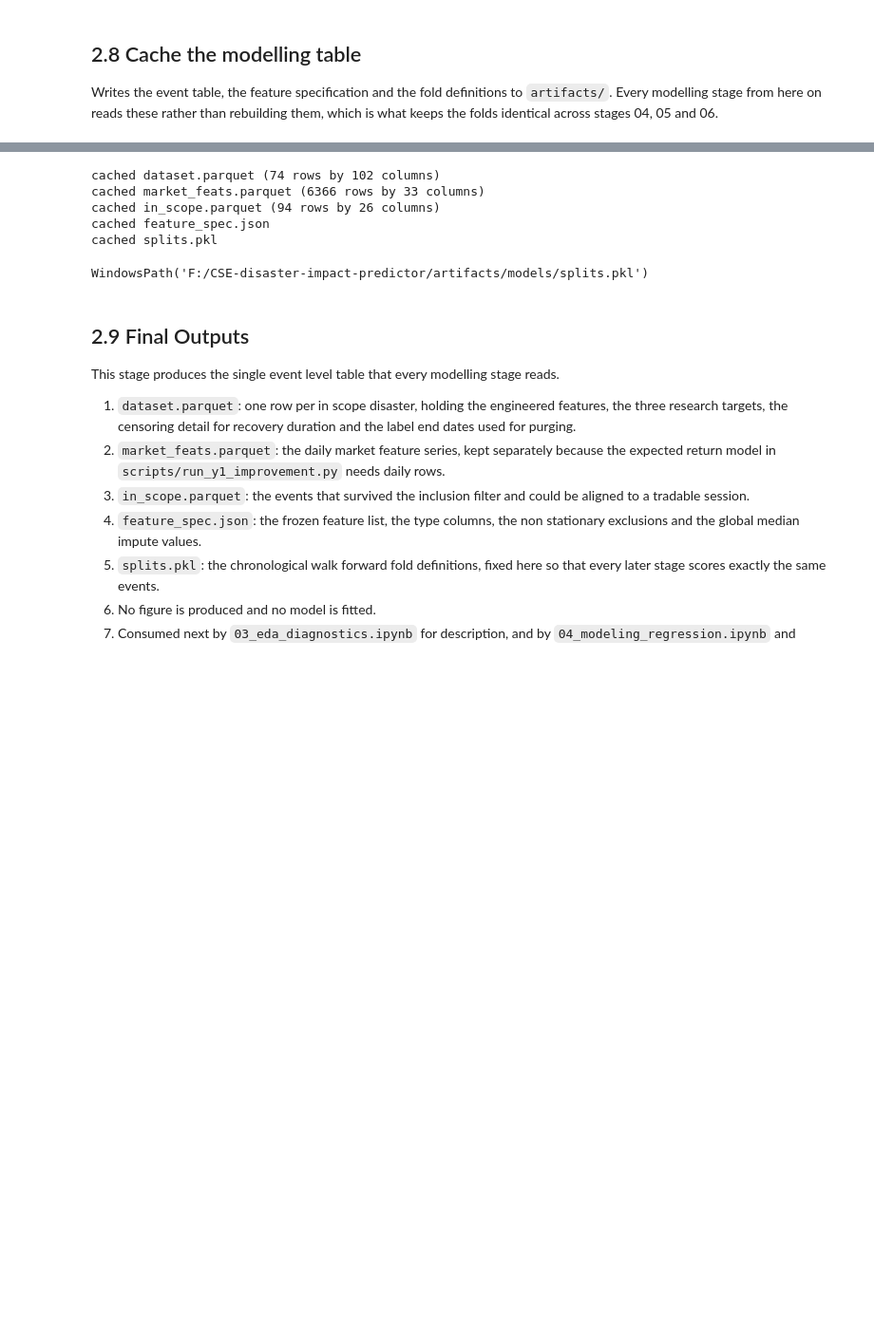
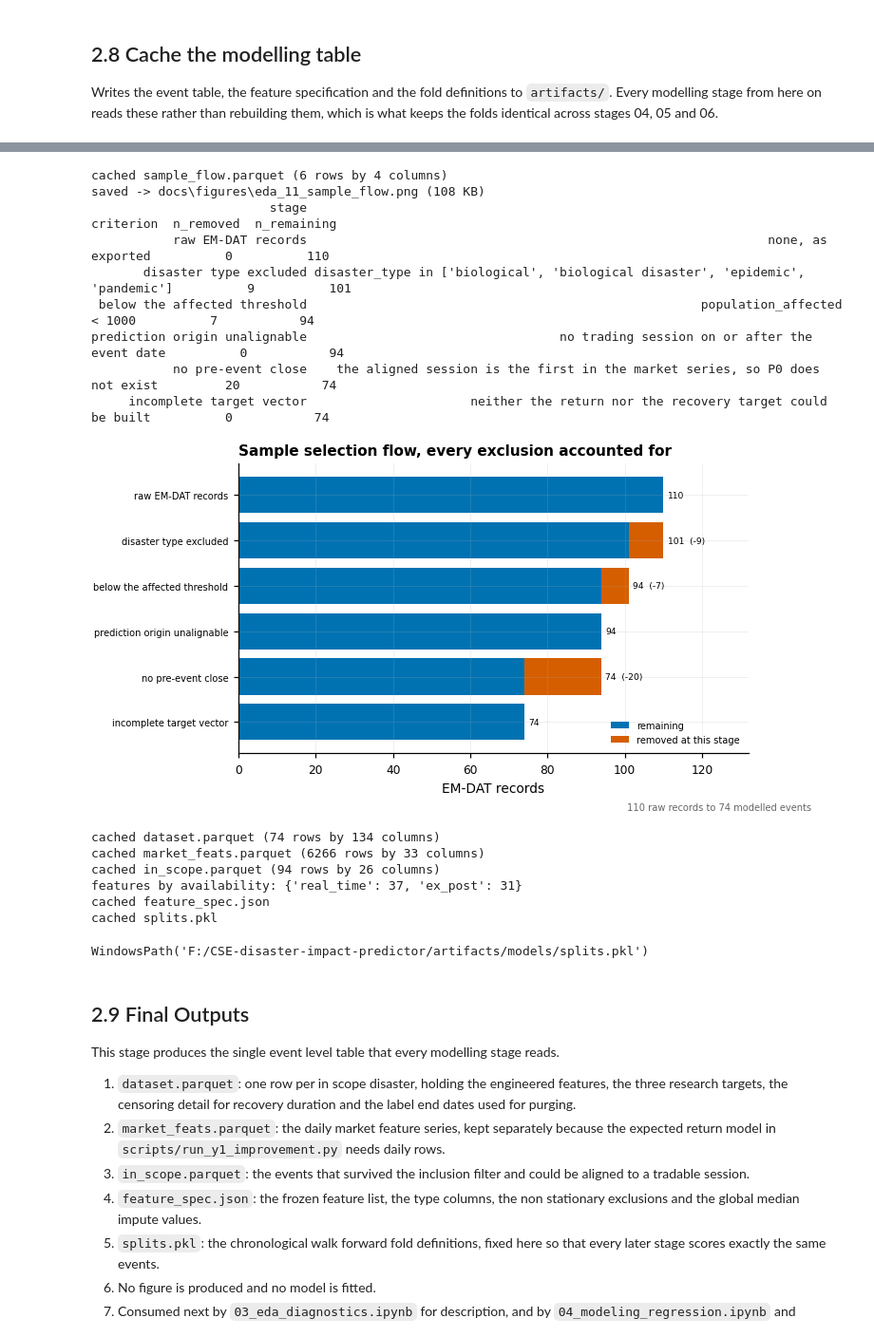
Before and after one commit to Hashan-Samarakkody/CSE-disaster-impact-predictor, a Jupyter notebook: notebooks/02_features_targets.ipynb, the cells around one changed output, grey strips where cells are left out. Shown at 95% size. Saved outputs shown, nothing was run; the diff lists cells and outputs as text; code cells hidden in the pictures; blank space fills up the shorter version.

```diff
--- a/notebooks/02_features_targets.ipynb
+++ b/notebooks/02_features_targets.ipynb
@@ -627,3 +697,31 @@ them, which is what keeps the folds identical across stages 04, 05 and 06.
+# %%
+from src.features.feature_engineering import build_sample_flow
+from src.visualization import eda_figures as _ef
+
+sample_flow = build_sample_flow(disasters_raw, market_clean)
+
+# The chain must close: each stage's remaining count is the previous one minus what it
+# removed. A table that does not reconcile is worse than no table.
+for _i in range(1, len(sample_flow)):
+    _prev = sample_flow["n_remaining"].iloc[_i - 1]
+    assert _prev - sample_flow["n_removed"].iloc[_i] == sample_flow["n_remaining"].iloc[_i]
+assert sample_flow["n_remaining"].iloc[-1] == len(dataset)
+
+save_frame(sample_flow, "sample_flow",
+           "Exclusions from the raw EM-DAT export to the modelled events.")
+_ef.plot_sample_flow(sample_flow)
+print(sample_flow.to_string(index=False))
+# %% [output]
+cached sample_flow.parquet (6 rows by 4 columns)
+saved -> docs\figures\eda_11_sample_flow.png (108 KB)
+                        stage                                                                      criterion  n_removed  n_remaining
+           raw EM-DAT records                                                              none, as exported          0          110
+       disaster type excluded disaster_type in ['biological', 'biological disaster', 'epidemic', 'pandemic']          9          101
+ below the affected threshold                                                     population_affected < 1000          7           94
+prediction origin unalignable                                  no trading session on or after the event date          0           94
+           no pre-event close    the aligned session is the first in the market series, so P0 does not exist         20           74
+     incomplete target vector                      neither the return nor the recovery target could be built          0           74
+[figure, added]
 # %%
 save_frame(dataset, "dataset", f"{len(dataset)} in-scope events x {len(FEATURE_COLS)} features.")
 save_frame(market_feats, "market_feats", "Engineered daily market features.")
@@ -637,14 +735,24 @@ save_frame(in_scope, "in_scope", "EM-DAT events inside the archive window.")
 _median_cols_present = [c for c in MEDIAN_IMPUTE_COLS if c in dataset.columns]
 median_impute_values = dataset[_median_cols_present].median().fillna(0.0).to_dict()
 
+# Availability at the prediction origin, recorded per feature so a reader never has to
+# infer whether a result is a forecast or an ex post attribution (Revision 2, T1).
+from src.targets.return_horizons import availability_class
+
+AVAILABILITY_CLASS = {c: availability_class(c) for c in FEATURE_COLS}
+print("features by availability:",
+      {k: sum(v == k for v in AVAILABILITY_CLASS.values()) for k in ("real_time", "ex_post")})
+
 save_json({"FEATURE_COLS": FEATURE_COLS, "TARGET_COLS": TARGET_COLS, "TYPE_COLS": TYPE_COLS,
            "NON_STATIONARY_COLS": sorted(NON_STATIONARY_COLS),
+           "AVAILABILITY_CLASS": AVAILABILITY_CLASS,
            "MEDIAN_IMPUTE_VALUES": median_impute_values}, "feature_spec")
 save_object(splits, "splits", f"{len(splits)} chronological walk-forward folds (train/test/step = {TRAIN_WINDOW}/{TEST_WINDOW}/{STEP}).")
 # %% [output]
-cached dataset.parquet (74 rows by 102 columns)
-cached market_feats.parquet (6366 rows by 33 columns)
+cached dataset.parquet (74 rows by 134 columns)
+cached market_feats.parquet (6266 rows by 33 columns)
 cached in_scope.parquet (94 rows by 26 columns)
+features by availability: {'real_time': 37, 'ex_post': 31}
 cached feature_spec.json
 cached splits.pkl
 WindowsPath('F:/CSE-disaster-impact-predictor/artifacts/models/splits.pkl')
```
Also changed, not shown: parts of 9 cells of this notebook, 34 other files.
